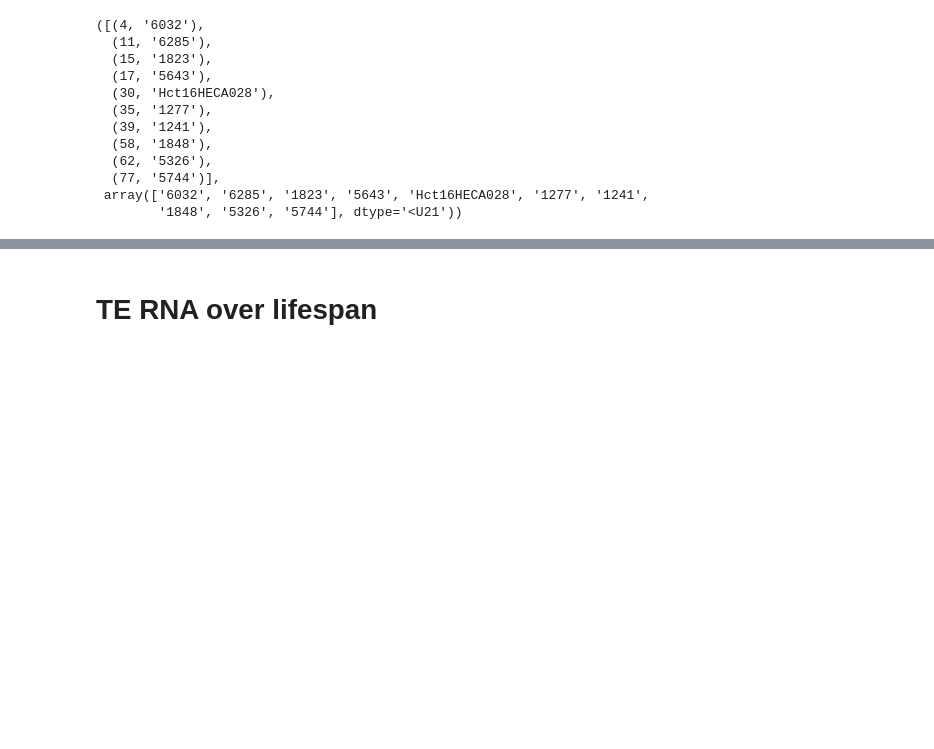
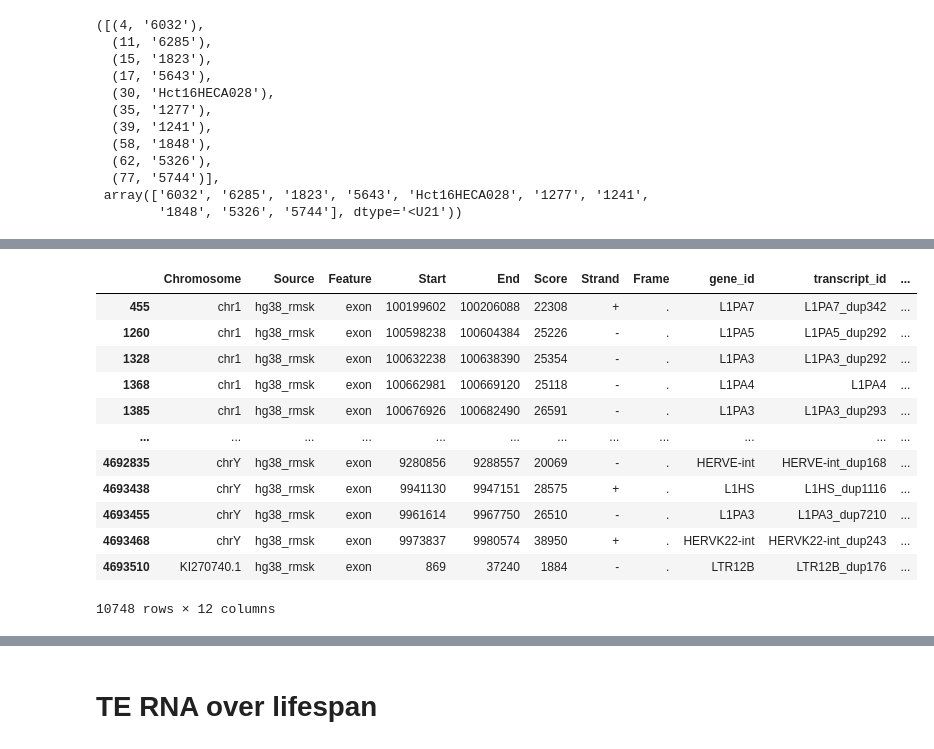
Before and after one commit to dmnburrows/line1_ageing, a Jupyter notebook: te_rna.ipynb, the cells around one changed output, grey strips where cells are left out. Cells and saved outputs as stored; diff of their text form; code cells hidden in the pictures; blank space fills up the shorter version.

```diff
--- a/te_rna.ipynb
+++ b/te_rna.ipynb
@@ -108,0 +125,18 @@ male_GABA_df
+# %%
+# Filter by insertion size
+filt_prac1 = prac1[index]
+filt_prac1
+# %% [output]
+|  | Chromosome | Source | Feature | Start | End | Score | Strand | Frame | gene_id | transcript_id | ... |
+| 455 | chr1 | hg38_rmsk | exon | 100199602 | 100206088 | 22308 | + | . | L1PA7 | L1PA7_dup342 | ... |
+| 1260 | chr1 | hg38_rmsk | exon | 100598238 | 100604384 | 25226 | - | . | L1PA5 | L1PA5_dup292 | ... |
+| 1328 | chr1 | hg38_rmsk | exon | 100632238 | 100638390 | 25354 | - | . | L1PA3 | L1PA3_dup292 | ... |
+| 1368 | chr1 | hg38_rmsk | exon | 100662981 | 100669120 | 25118 | - | . | L1PA4 | L1PA4 | ... |
+| 1385 | chr1 | hg38_rmsk | exon | 100676926 | 100682490 | 26591 | - | . | L1PA3 | L1PA3_dup293 | ... |
+| ... | ... | ... | ... | ... | ... | ... | ... | ... | ... | ... | ... |
+| 4692835 | chrY | hg38_rmsk | exon | 9280856 | 9288557 | 20069 | - | . | HERVE-int | HERVE-int_dup168 | ... |
+| 4693438 | chrY | hg38_rmsk | exon | 9941130 | 9947151 | 28575 | + | . | L1HS | L1HS_dup1116 | ... |
+| 4693455 | chrY | hg38_rmsk | exon | 9961614 | 9967750 | 26510 | - | . | L1PA3 | L1PA3_dup7210 | ... |
+| 4693468 | chrY | hg38_rmsk | exon | 9973837 | 9980574 | 38950 | + | . | HERVK22-int | HERVK22-int_dup243 | ... |
+| 4693510 | KI270740.1 | hg38_rmsk | exon | 869 | 37240 | 1884 | - | . | LTR12B | LTR12B_dup176 | ... |
+10748 rows × 12 columns
```
Also changed, not shown: parts of 9 cells of this notebook, 2 other files.
